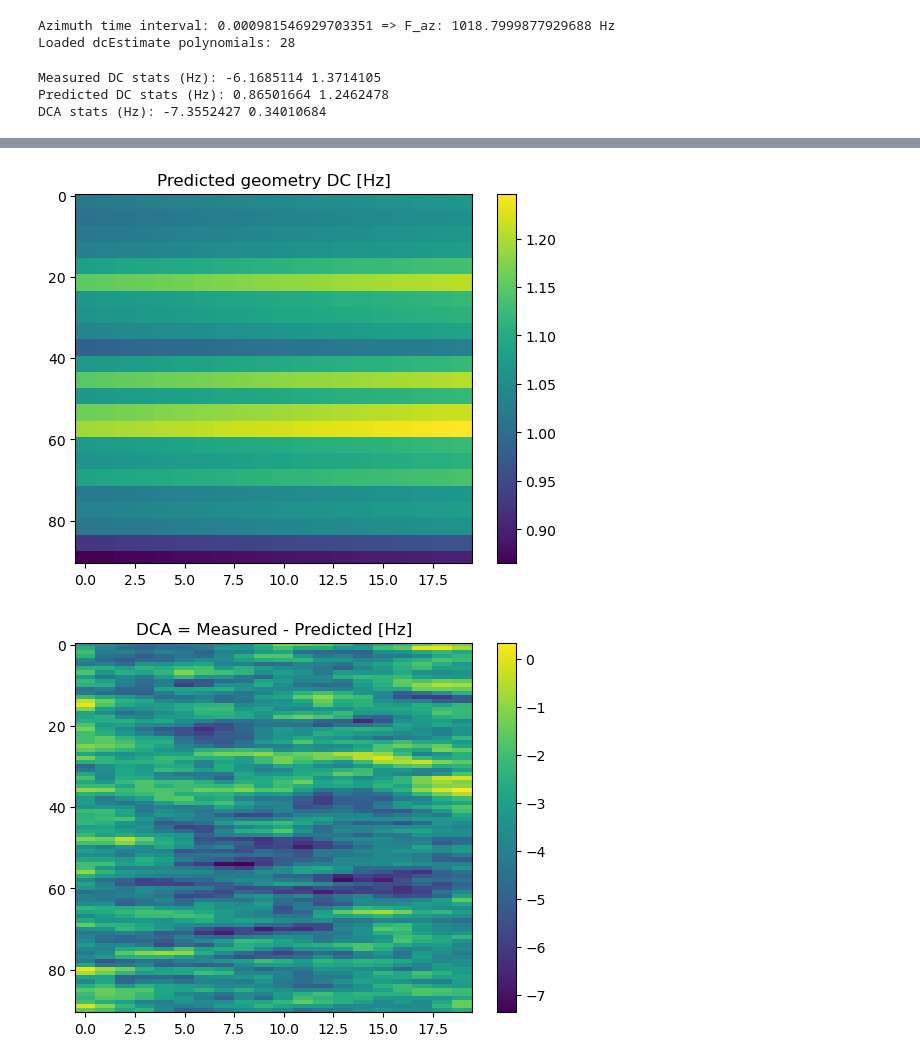
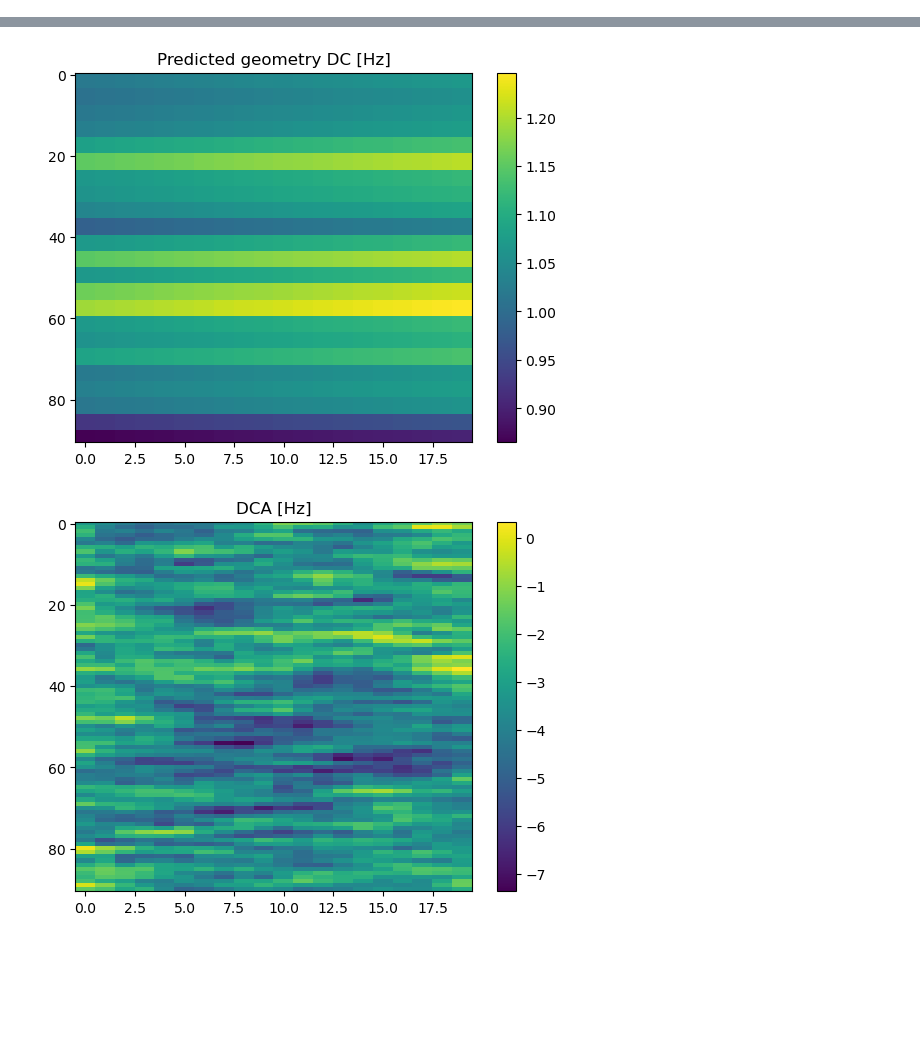
Before and after one commit to oscipal/ocean_current_retrieval, a Jupyter notebook: DCA_approximation.ipynb, the cells around one changed output, grey strips where cells are left out. Cells and saved outputs as stored; diff of their text form; code cells hidden in the pictures; blank space fills up the shorter version.

```diff
--- a/DCA_approximation.ipynb
+++ b/DCA_approximation.ipynb
@@ -82,33 +70,14 @@ slc = read_slc(SLC_PATH, range_samples, azimuth_lines)
 # =========================
 root = ET.parse(ANNOT_XML).getroot()
 
-# Slant-range time model: t_r(r) = t_r0 + r * dt_r
-t_r0 = float(find_text(root, [
-    ".//firstSampleSlantRangeTime",
-    ".//slantRangeTimeFirstSample",
-    ".//firstSlantRangeTime",
-]))
-dt_r = float(find_text(root, [
-    ".//rangeTimeInterval",
-    ".//slantRangeTimeInterval",
-    ".//rangeSamplingTimeInterval",
-]))
+t_r0 = float(root.findtext(".//firstSampleSlantRangeTime"))
+dt_r = float(root.findtext(".//rangeTimeInterval"))
 
-# Azimuth time model: t_a(a) = t_a0 + a * dt_a
-t_a0_unix = iso_to_unix(find_text(root, [
-    ".//firstLineAzimuthTime",
-    ".//azimuthTimeFirstLine",
-    ".//firstAzimuthTime",
-]))
-dt_a = float(find_text(root, [
-    ".//azimuthTimeInterval",
-    ".//azimuthLineTimeInterval",
-    ".//lineTimeInterval",
-]))
-F_az = 1.0 / dt_a  # use this for CDE scaling when correlating adjacent focused lines
-print("Azimuth time interval:", dt_a, "=> F_az:", F_az, "Hz")
+t_a0_unix = iso_to_unix(root.findtext(".//firstLineAzimuthTime"))
+dt_a = float(root.findtext(".//azimuthTimeInterval"))
 
-# Parse dcEstimateList
+F_az = 1.0 / dt_a
+
 dc_estimates = []
 for dc in root.findall(".//dopplerParameters//dcEstimateList//dcEstimate"):
     az_iso = dc.findtext("azimuthTime")
@@ -124,14 +93,7 @@ for dc in root.findall(".//dopplerParameters//dcEstimateList//dcEstimate"):
 
     dc_estimates.append((az_unix, t0, coeffs))
 
-if len(dc_estimates) == 0:
-    raise ValueError("No dcEstimate entries found. Check XML structure / paths.")
-
 dc_times = np.array([e[0] for e in dc_estimates], dtype=np.float64)
-print("Loaded dcEstimate polynomials:", len(dc_estimates))
-# %% [output]
-Azimuth time interval: 0.000981546929703351 => F_az: 1018.7999877929688 Hz
-Loaded dcEstimate polynomials: 28
 # %%
 # =========================
 # 3) Compute measured DC map + predicted DC map + DCA map
@@ -147,10 +109,8 @@ for i in range(n_az):
     a0 = i * STRIDE_AZ
     a_center = a0 + WIN_AZ // 2
 
-    # center azimuth time (unix seconds)
     t_a = t_a0_unix + a_center * dt_a
 
-    # nearest dcEstimate polynomial in time
     idx = int(np.argmin(np.abs(dc_times - t_a)))
     az_unix, t0_poly, coeffs_poly = dc_estimates[idx]
 
@@ -158,13 +118,10 @@ for i in range(n_az):
         r0 = j * STRIDE_RG
         r_center = r0 + WIN_RG // 2
 
-        # slant-range time at window center
         t_r = t_r0 + r_center * dt_r
 
-        # predicted geometric DC (Hz)
         f_pred = eval_poly_horner(coeffs_poly, t_r, t0_poly)
 
-        # measured DC via CDE (lag-1)
         patch = slc[a0:a0+WIN_AZ, r0:r0+WIN_RG]
         C = patch[1:, :] * np.conj(patch[:-1, :])
         R1 = np.mean(C)
@@ -174,35 +131,27 @@ for i in range(n_az):
         f_meas_map[i, j] = f_meas
         f_pred_map[i, j] = f_pred
         dca_map[i, j]    = f_meas - f_pred
-
-print("Measured DC stats (Hz):", np.nanmin(f_meas_map), np.nanmax(f_meas_map))
-print("Predicted DC stats (Hz):", np.nanmin(f_pred_map), np.nanmax(f_pred_map))
-print("DCA stats (Hz):", np.nanmin(dca_map), np.nanmax(dca_map))
-# %% [output]
-Measured DC stats (Hz): -6.1685114 1.3714105
-Predicted DC stats (Hz): 0.86501664 1.2462478
-DCA stats (Hz): -7.3552427 0.34010684
 # %%
 # =========================
 # 4) Plot quicklooks
 # =========================
 plt.figure()
 plt.title("Measured DC (CDE) [Hz]")
 plt.imshow(f_meas_map, aspect="auto")
 plt.colorbar()
 
 plt.figure()
 plt.title("Predicted geometry DC [Hz]")
 plt.imshow(f_pred_map, aspect="auto")
 plt.colorbar()
 
 plt.figure()
-plt.title("DCA = Measured - Predicted [Hz]")
+plt.title("DCA [Hz]")
 plt.imshow(dca_map, aspect="auto")
 plt.colorbar()
 
 plt.show()
 # %% [output]
 [figure]
 [figure]
-[figure, old version]
+[figure, new version]
```
Also changed, not shown: parts of 3 cells of this notebook, 3 other files.
